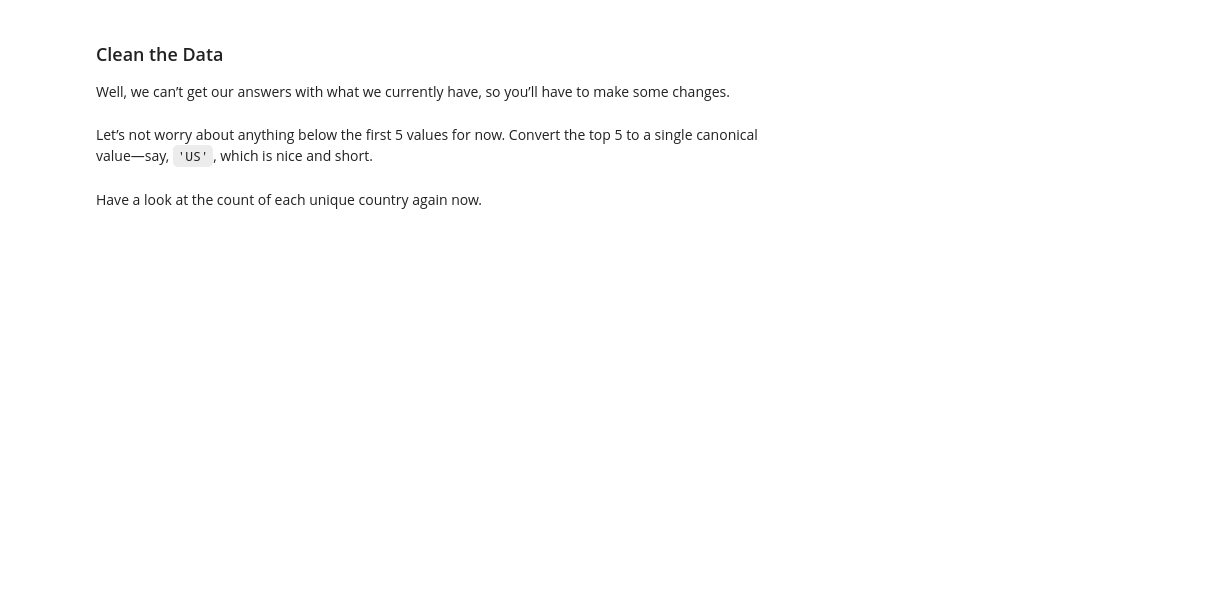
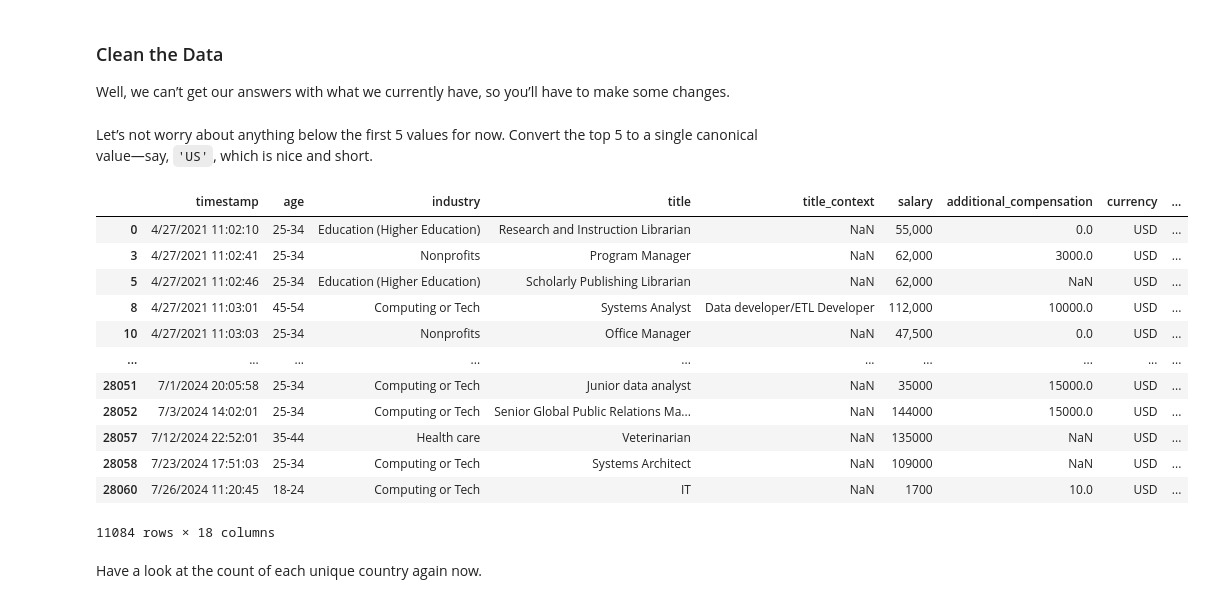
Before and after one commit to crosve/2024-DS-Fri-1230, a Jupyter notebook: Week-02-DS-Overview-and-Data/Exercise-cl.ipynb, the cells around one changed output. Drawn from its saved outputs; the diff is of its cells as text; code cells hidden in the pictures; blank space fills up the shorter version.

```diff
--- a/Week-02-DS-Overview-and-Data/Exercise-cl.ipynb
+++ b/Week-02-DS-Overview-and-Data/Exercise-cl.ipynb
@@ -166,3 +343,22 @@ Let’s not worry about anything below the first 5 values for now. Convert the t
+# %%
+# Replace them all with 'US'.
+top_values = df_salary['country'].value_counts().index[:5]
+df_salary.loc[df_salary['country'].isin(top_values), 'country'] = 'US'
+df_salary
+# %% [output]
+|  | timestamp | age | industry | title | title_context | salary | additional_compensation | currency | ... |
+| 0 | 4/27/2021 11:02:10 | 25-34 | Education (Higher Education) | Research and Instruction Librarian | NaN | 55,000 | 0.0 | USD | ... |
+| 3 | 4/27/2021 11:02:41 | 25-34 | Nonprofits | Program Manager | NaN | 62,000 | 3000.0 | USD | ... |
+| 5 | 4/27/2021 11:02:46 | 25-34 | Education (Higher Education) | Scholarly Publishing Librarian | NaN | 62,000 | NaN | USD | ... |
+| 8 | 4/27/2021 11:03:01 | 45-54 | Computing or Tech | Systems Analyst | Data developer/ETL Developer | 112,000 | 10000.0 | USD | ... |
+| 10 | 4/27/2021 11:03:03 | 25-34 | Nonprofits | Office Manager | NaN | 47,500 | 0.0 | USD | ... |
+| ... | ... | ... | ... | ... | ... | ... | ... | ... | ... |
+| 28051 | 7/1/2024 20:05:58 | 25-34 | Computing or Tech | Junior data analyst | NaN | 35000 | 15000.0 | USD | ... |
+| 28052 | 7/3/2024 14:02:01 | 25-34 | Computing or Tech | Senior Global Public Relations Ma... | NaN | 144000 | 15000.0 | USD | ... |
+| 28057 | 7/12/2024 22:52:01 | 35-44 | Health care | Veterinarian | NaN | 135000 | NaN | USD | ... |
+| 28058 | 7/23/2024 17:51:03 | 25-34 | Computing or Tech | Systems Architect | NaN | 109000 | NaN | USD | ... |
+| 28060 | 7/26/2024 11:20:45 | 18-24 | Computing or Tech | IT | NaN | 1700 | 10.0 | USD | ... |
+11084 rows × 18 columns
 # %% [markdown]
 Have a look at the count of each unique country again now.
 # %%
```
Also changed, not shown: parts of 29 cells of this notebook.
